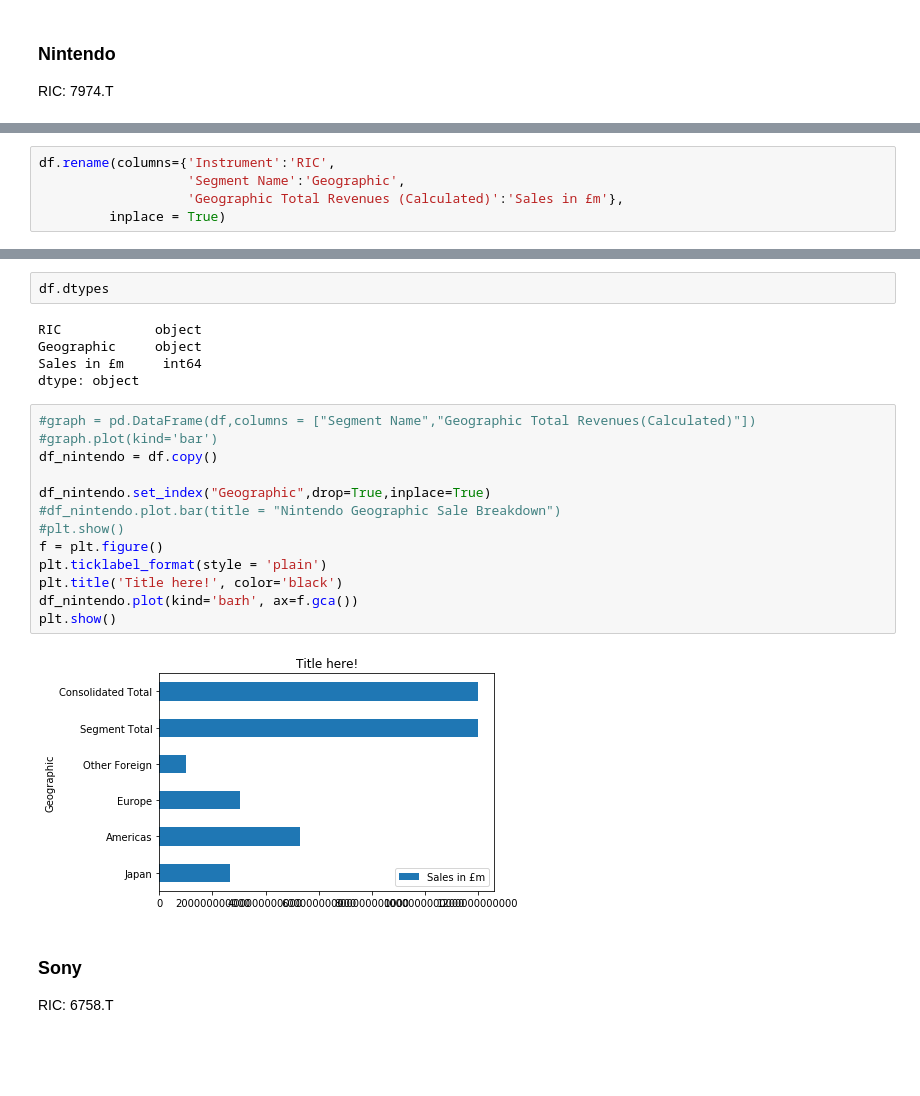
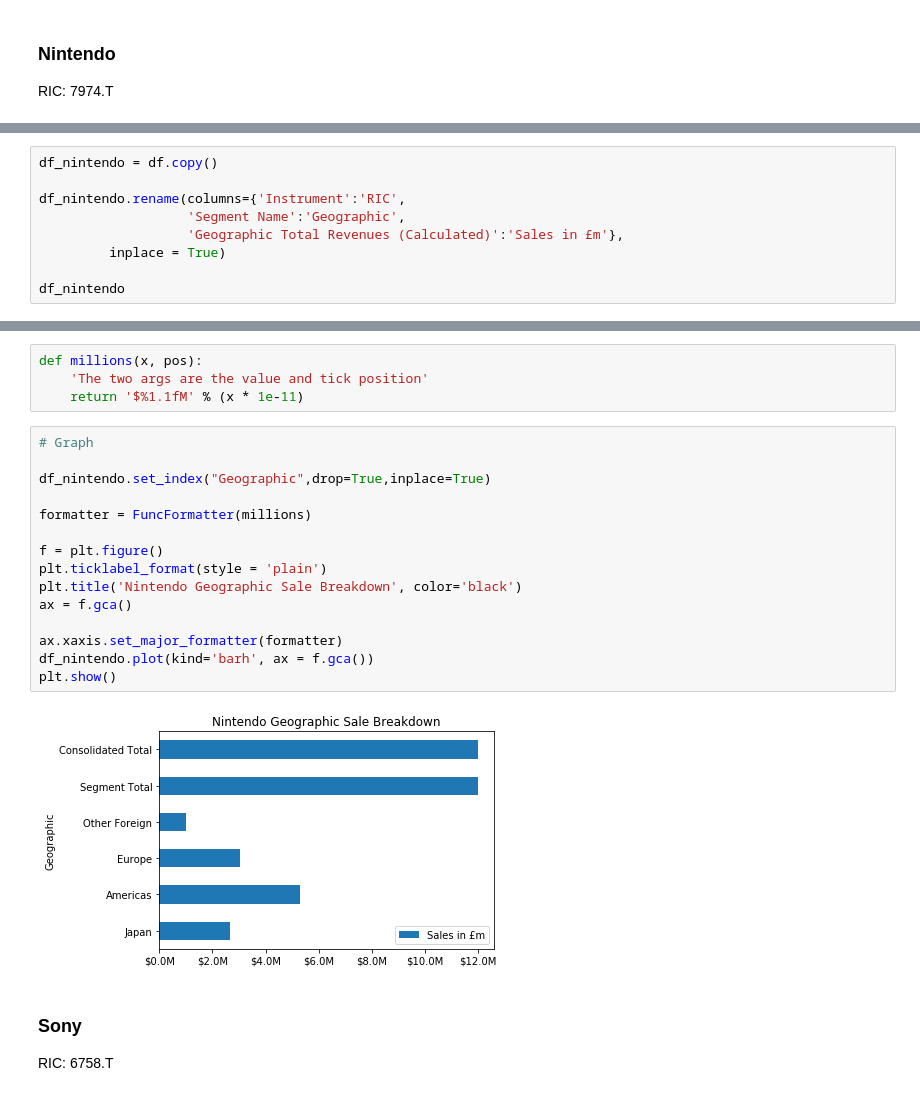
Before and after one commit to LSEG-API-Samples/Article.EikonAPI.Python.Jupyter.Geographic_Sale_Breakdown, a Jupyter notebook: notebook/worldscope_geographic_sale.ipynb, the cells around one changed output, grey strips where cells are left out. Cells and saved outputs as stored; diff of their text form; blank space fills up the shorter version.

Commit message:
now be able to create a proper graph

```diff
--- a/notebook/worldscope_geographic_sale.ipynb
+++ b/notebook/worldscope_geographic_sale.ipynb
@@ -61,5 +52,9 @@ Index(['Instrument', 'Segment Name', 'Geographic Total Revenues (Calculated)'],
 # %%
-df.rename(columns={'Instrument':'RIC',
+df_nintendo = df.copy()
+
+df_nintendo.rename(columns={'Instrument':'RIC',
                    'Segment Name':'Geographic',
                    'Geographic Total Revenues (Calculated)':'Sales in £m'},
          inplace = True)
+
+df_nintendo
@@ -86,25 +69,24 @@ df.loc[:,['Geographic']]
-# %%
-df.dtypes
-# %% [output]
-RIC            object
-Geographic     object
-Sales in £m     int64
-dtype: object
+# %%
+def millions(x, pos):
+    'The two args are the value and tick position'
+    return '$%1.1fM' % (x * 1e-11)
 # %%
-#graph = pd.DataFrame(df,columns = ["Segment Name","Geographic Total Revenues(Calculated)"])
-#graph.plot(kind='bar')
-df_nintendo = df.copy()
+# Graph
 
 df_nintendo.set_index("Geographic",drop=True,inplace=True)
-#df_nintendo.plot.bar(title = "Nintendo Geographic Sale Breakdown")
-#plt.show()
+
+formatter = FuncFormatter(millions)
+
 f = plt.figure()
 plt.ticklabel_format(style = 'plain')
-plt.title('Title here!', color='black')
-df_nintendo.plot(kind='barh', ax=f.gca())
+plt.title('Nintendo Geographic Sale Breakdown', color='black')
+ax = f.gca()
+
+ax.xaxis.set_major_formatter(formatter)
+df_nintendo.plot(kind='barh', ax = f.gca())
 plt.show()
 # %% [output]
-[figure, old version]
+[figure, new version]
 # %% [markdown]
 ### Sony
 RIC: 6758.T
```
Also changed, not shown: parts of 17 cells of this notebook.
